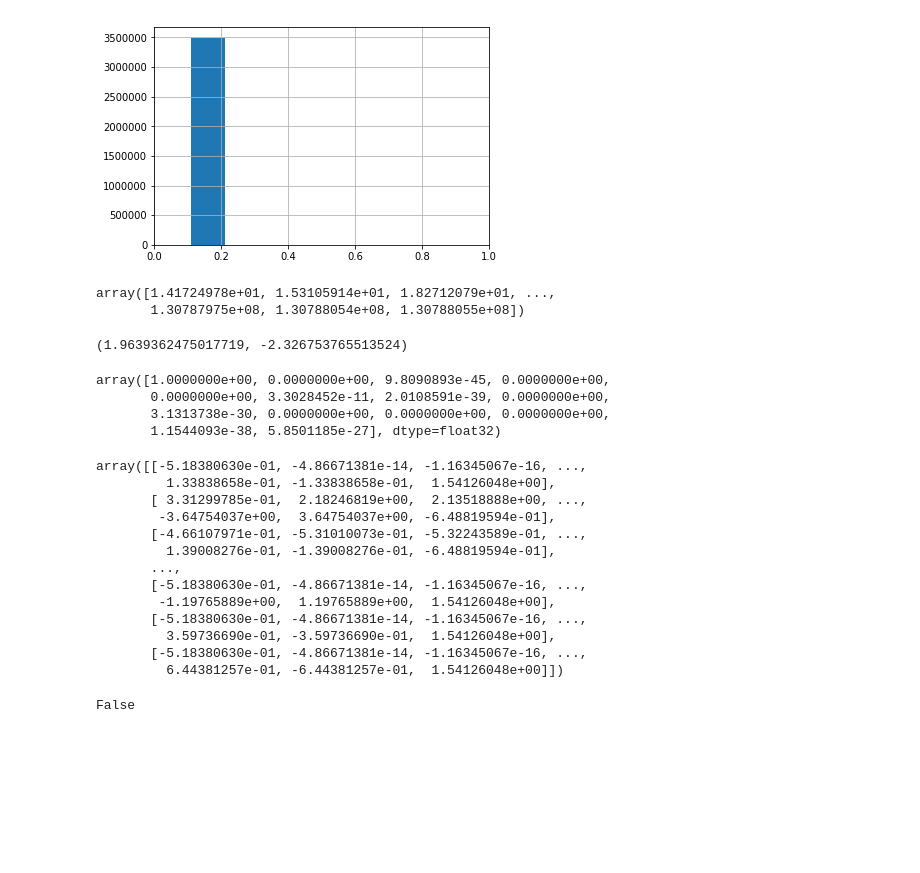
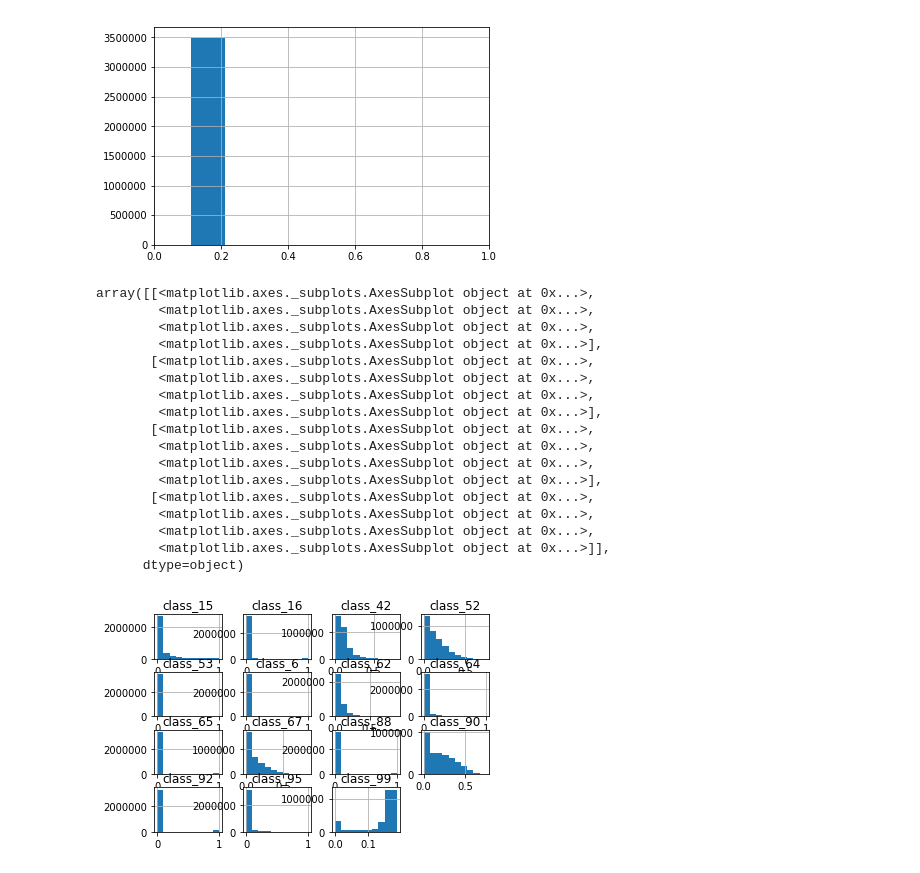
Before and after one commit to guchio3/kaggle-plasticc, a Jupyter notebook: notebook/construct_nn.ipynb, the cells around one changed output. Saved outputs shown, nothing was run; the diff lists cells and outputs as text; code cells hidden in the pictures; blank space fills up the shorter version.

```diff
--- a/notebook/construct_nn.ipynb
+++ b/notebook/construct_nn.ipynb
@@ -871,21 +1134,3 @@ Index(['class_6', 'class_15', 'class_16', 'class_42', 'class_52', 'class_53',
 [figure]
 # %%
 boost_df = pd.read_csv('../submissions/Booster_weight-multi-logloss-0.579991_2018-11-18-12-47-32.csv')
-# %%
-#temp = pd.DataFrame(test_reses[0].detach().numpy())
-temp = pd.read_csv('../submissions/PLASTICC_NET_weight-multi-logloss-0.682721.csv').values
-np.sum(temp, axis=1)
-# %% [output]
-array([1.41724978e+01, 1.53105914e+01, 1.82712079e+01, ...,
-       1.30787975e+08, 1.30788054e+08, 1.30788055e+08])
-# %%
-np.max(x_test), np.min(x_test)
-# %% [output]
-(1.9639362475017719, -2.326753765513524)
-# %%
-test_reses[0][4]
-# %% [output]
-array([1.0000000e+00, 0.0000000e+00, 9.8090893e-45, 0.0000000e+00,
-       0.0000000e+00, 3.3028452e-11, 2.0108591e-39, 0.0000000e+00,
-       3.1313738e-30, 0.0000000e+00, 0.0000000e+00, 0.0000000e+00,
-       1.1544093e-38, 5.8501185e-27], dtype=float32)
@@ -895,18 +1136,0 @@ x_test = test_df.drop('index', axis=1).fillna(train_df.drop('target', axis=1).me
-# %%
-ss = StandardScaler()
-x_train = ss.fit_transform(x_train)
-x_train
-# %% [output]
-array([[-5.18380630e-01, -4.86671381e-14, -1.16345067e-16, ...,
-         1.33838658e-01, -1.33838658e-01,  1.54126048e+00],
-       [ 3.31299785e-01,  2.18246819e+00,  2.13518888e+00, ...,
-        -3.64754037e+00,  3.64754037e+00, -6.48819594e-01],
-       [-4.66107971e-01, -5.31010073e-01, -5.32243589e-01, ...,
-         1.39008276e-01, -1.39008276e-01, -6.48819594e-01],
-       ...,
-       [-5.18380630e-01, -4.86671381e-14, -1.16345067e-16, ...,
-        -1.19765889e+00,  1.19765889e+00,  1.54126048e+00],
-       [-5.18380630e-01, -4.86671381e-14, -1.16345067e-16, ...,
-         3.59736690e-01, -3.59736690e-01,  1.54126048e+00],
-       [-5.18380630e-01, -4.86671381e-14, -1.16345067e-16, ...,
-         6.44381257e-01, -6.44381257e-01,  1.54126048e+00]])
@@ -915,4 +1137,22 @@ x_test = ss.transform(x_test)
-# %%
-np.isnan(x_test).any()
-# %% [output]
-False
+# %%
+# val の段階ではいい感じに分布してる
+pd.DataFrame(res_df).hist()
+# %% [output]
+array([[<matplotlib.axes._subplots.AxesSubplot object at 0x...>,
+        <matplotlib.axes._subplots.AxesSubplot object at 0x...>,
+        <matplotlib.axes._subplots.AxesSubplot object at 0x...>,
+        <matplotlib.axes._subplots.AxesSubplot object at 0x...>],
+       [<matplotlib.axes._subplots.AxesSubplot object at 0x...>,
+        <matplotlib.axes._subplots.AxesSubplot object at 0x...>,
+        <matplotlib.axes._subplots.AxesSubplot object at 0x...>,
+        <matplotlib.axes._subplots.AxesSubplot object at 0x...>],
+       [<matplotlib.axes._subplots.AxesSubplot object at 0x...>,
+        <matplotlib.axes._subplots.AxesSubplot object at 0x...>,
+        <matplotlib.axes._subplots.AxesSubplot object at 0x...>,
+        <matplotlib.axes._subplots.AxesSubplot object at 0x...>],
+       [<matplotlib.axes._subplots.AxesSubplot object at 0x...>,
+        <matplotlib.axes._subplots.AxesSubplot object at 0x...>,
+        <matplotlib.axes._subplots.AxesSubplot object at 0x...>,
+        <matplotlib.axes._subplots.AxesSubplot object at 0x...>]],
+      dtype=object)
+[figure, added]
```
Also changed, not shown: parts of 93 cells of this notebook, 6 other files.
